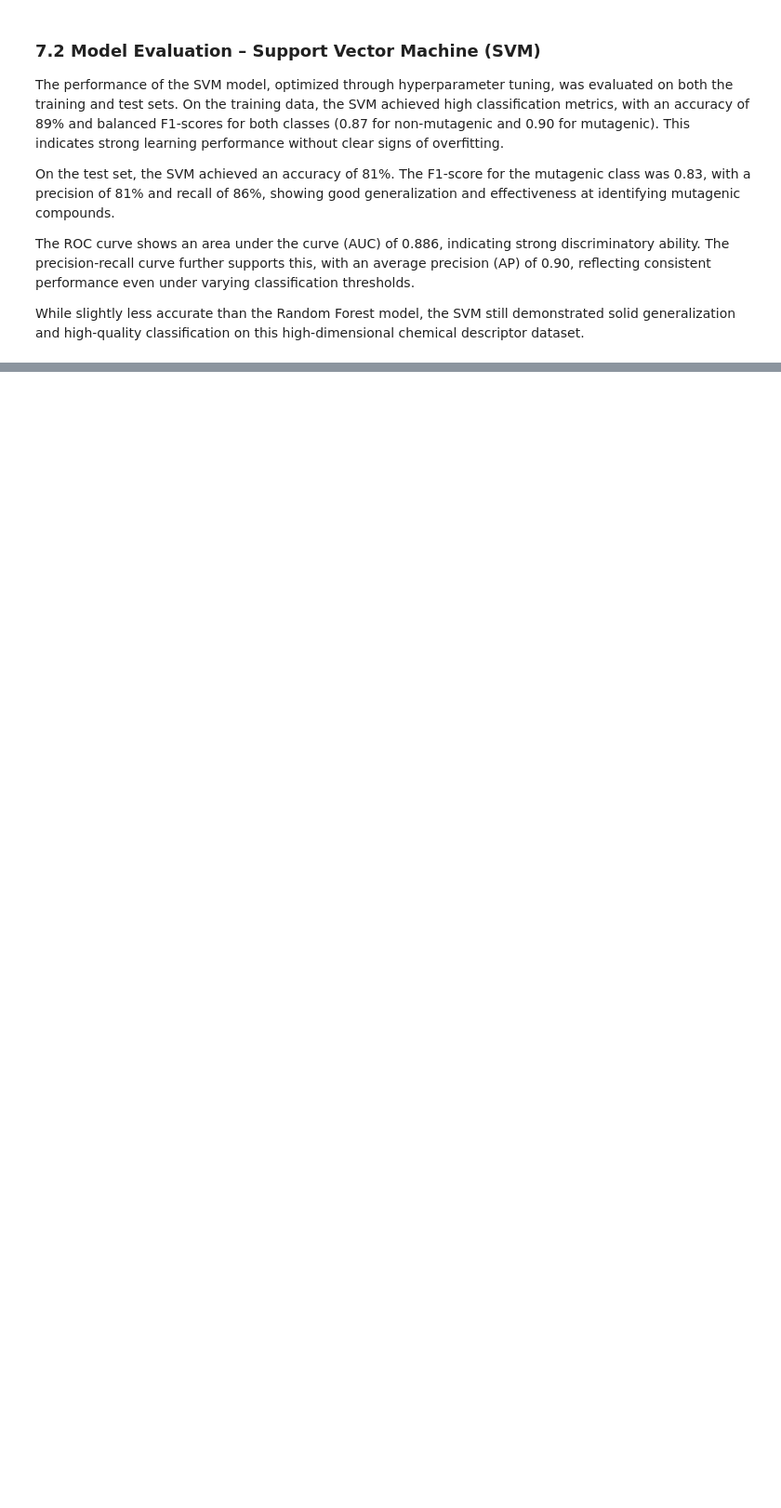
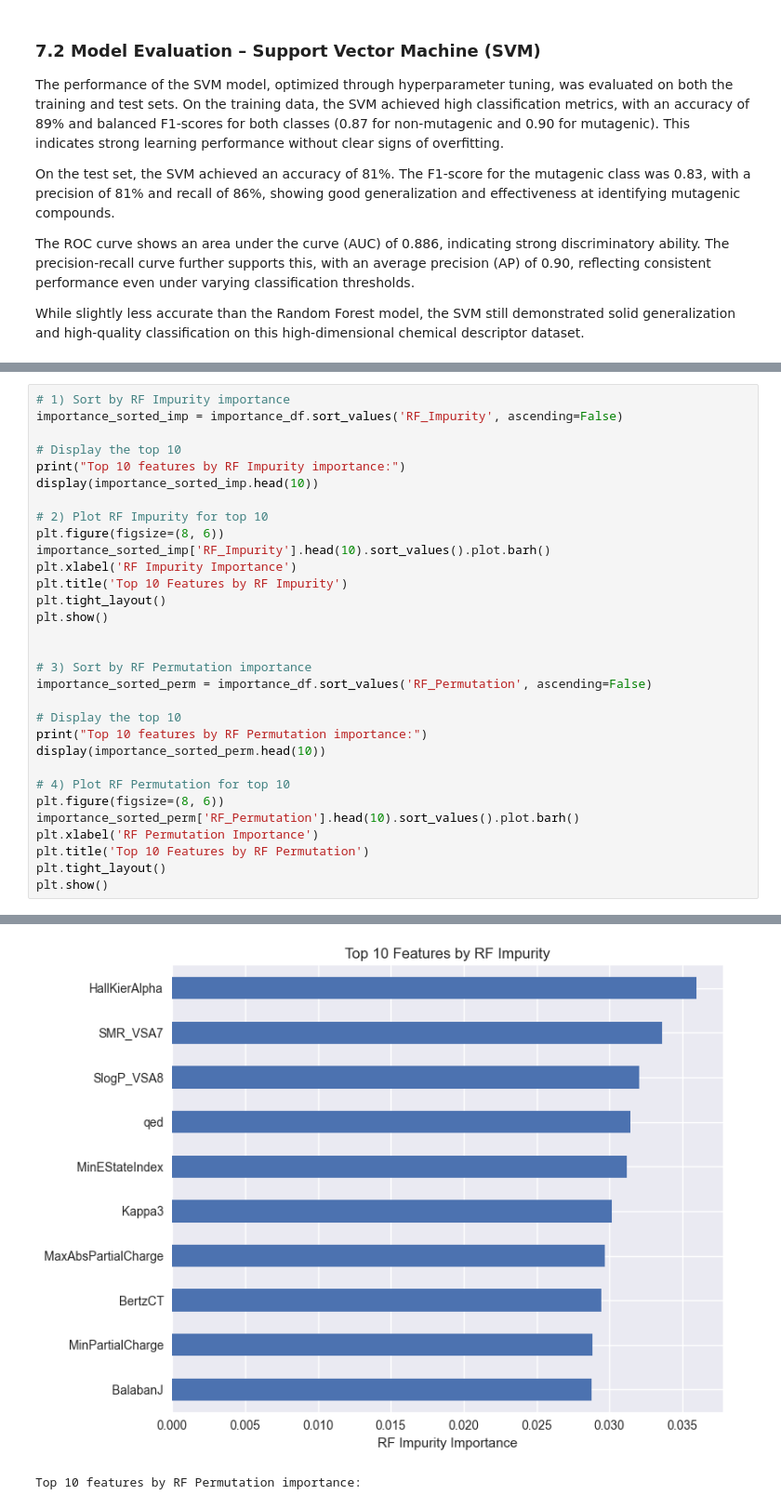
Before and after one commit to arog-bioinfo/ECDB_Project, a Jupyter notebook: trabalho_py/relatorio_grupo1.ipynb, the cells around one changed output, grey strips where cells are left out. Shown at 93% size. Drawn from its saved outputs; the diff is of its cells as text; blank space fills up the shorter version.

```diff
--- a/trabalho_py/relatorio_grupo1.ipynb
+++ b/trabalho_py/relatorio_grupo1.ipynb
@@ -952,0 +1031,32 @@ Permutation importance offers a model-agnostic and intuitive explanation of the
+# %%
+# 1) Sort by RF Impurity importance
+importance_sorted_imp = importance_df.sort_values('RF_Impurity', ascending=False)
+
+# Display the top 10
+print("Top 10 features by RF Impurity importance:")
+display(importance_sorted_imp.head(10))
+
+# 2) Plot RF Impurity for top 10
+plt.figure(figsize=(8, 6))
+importance_sorted_imp['RF_Impurity'].head(10).sort_values().plot.barh()
+plt.xlabel('RF Impurity Importance')
+plt.title('Top 10 Features by RF Impurity')
+plt.tight_layout()
+plt.show()
+
+
+# 3) Sort by RF Permutation importance
+importance_sorted_perm = importance_df.sort_values('RF_Permutation', ascending=False)
+
+# Display the top 10
+print("Top 10 features by RF Permutation importance:")
+display(importance_sorted_perm.head(10))
+
+# 4) Plot RF Permutation for top 10
+plt.figure(figsize=(8, 6))
+importance_sorted_perm['RF_Permutation'].head(10).sort_values().plot.barh()
+plt.xlabel('RF Permutation Importance')
+plt.title('Top 10 Features by RF Permutation')
+plt.tight_layout()
+plt.show()
+# %% [output]
@@ -952,0 +1075,2 @@ Permutation importance offers a model-agnostic and intuitive explanation of the
+[figure, added]
+Top 10 features by RF Permutation importance:
```
Also changed, not shown: parts of 9 cells of this notebook.
